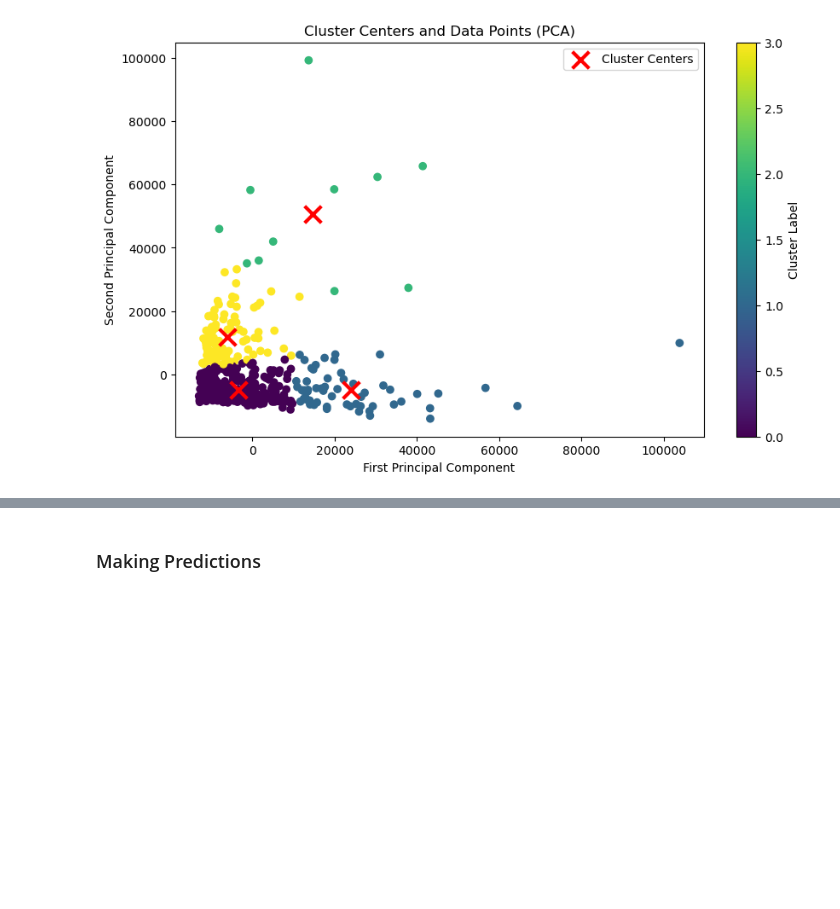
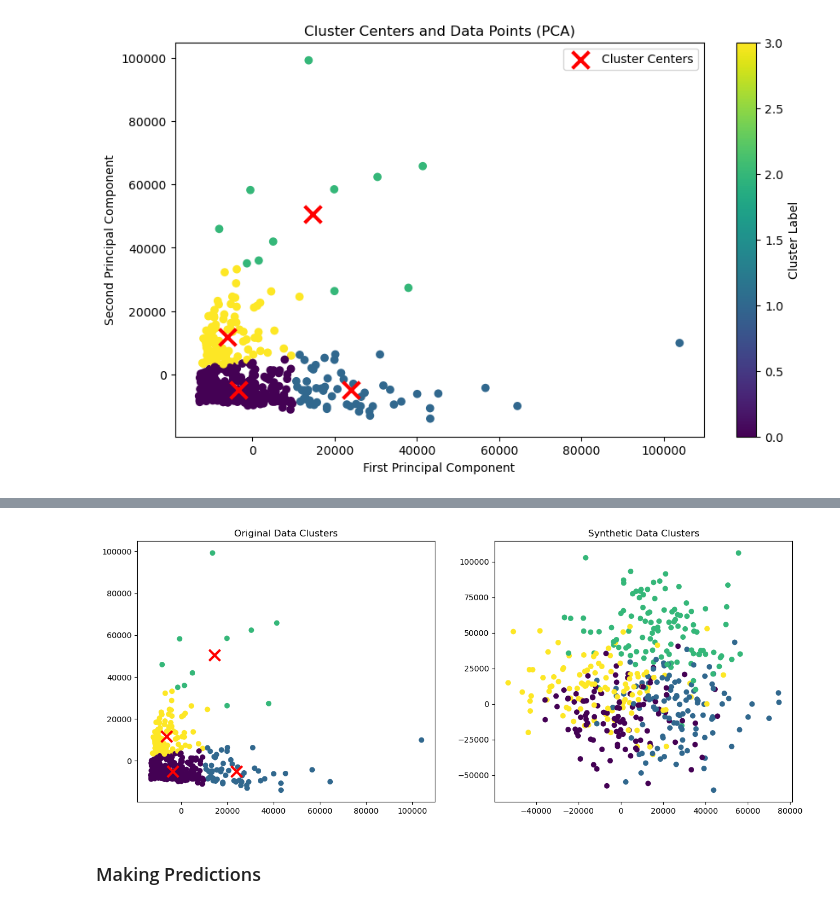
Before and after one commit to andreasoledadguerra/sales_strategy, a Jupyter notebook: sales_strategy.ipynb, the cells around one changed output, grey strips where cells are left out. Saved outputs shown, nothing was run; the diff lists cells and outputs as text; code cells hidden in the pictures; blank space fills up the shorter version.

Commit message:
Re-adapting 'make_blobs'

```diff
--- a/sales_strategy.ipynb
+++ b/sales_strategy.ipynb
@@ -245,3 +279,51 @@ plot_clusters_pca(df_sst, cluster)
+# %%
+# Get the basic parameters from your dataframe
+n_samples = len(df_sst)  # Number of samples in your data
+n_features = df_sst.shape[1]  # Number of features
+n_clusters = number_of_clusters  # Your desired number of clusters
+
+# Using your existing cluster centers
+X_synthetic, y_synthetic = make_blobs(
+    n_samples=n_samples,
+    n_features=n_features,
+    centers=cluster.cluster_centers_,  # using your actual cluster centers
+    cluster_std=[np.std(cluster.transform(df_sst))] * n_clusters,  # using the average distance to centers
+    random_state=42
+)
+
+# Convert to dataframe
+df_synthetic = pd.DataFrame(X_synthetic, columns=df_sst.columns)
+
+# Visualize both original and synthetic clusters
+fig, (ax1, ax2) = plt.subplots(1, 2, figsize=(15, 6))
+
+# Plot original data (using PCA for visualization if more than 2 dimensions)
+if n_features > 2:
+    pca = PCA(n_components=2)
+    X_pca = pca.fit_transform(df_sst)
+    centers_pca = pca.transform(cluster.cluster_centers_)
+
+    ax1.scatter(X_pca[:, 0], X_pca[:, 1], c=cluster.labels_)
+    ax1.scatter(centers_pca[:, 0], centers_pca[:, 1], c='red', marker='x', s=200, linewidth=3)
+    ax1.set_title('Original Data Clusters')
+else:
+    ax1.scatter(df_sst.iloc[:, 0], df_sst.iloc[:, 1], c=cluster.labels_)
+    ax1.scatter(cluster.cluster_centers_[:, 0], cluster.cluster_centers_[:, 1],
+                c='red', marker='x', s=200, linewidth=3)
+    ax1.set_title('Original Data Clusters')
+
+# Plot synthetic data
+if n_features > 2:
+    X_synthetic_pca = pca.transform(X_synthetic)
+    ax2.scatter(X_synthetic_pca[:, 0], X_synthetic_pca[:, 1], c=y_synthetic)
+    ax2.set_title('Synthetic Data Clusters')
+else:
+    ax2.scatter(df_synthetic.iloc[:, 0], df_synthetic.iloc[:, 1], c=y_synthetic)
+    ax2.set_title('Synthetic Data Clusters')
+
+plt.show()
+# %% [output]
+[figure, added]
 # %% [markdown]
 ### Making Predictions
 # %%
```
Also changed, not shown: parts of 2 cells of this notebook.
